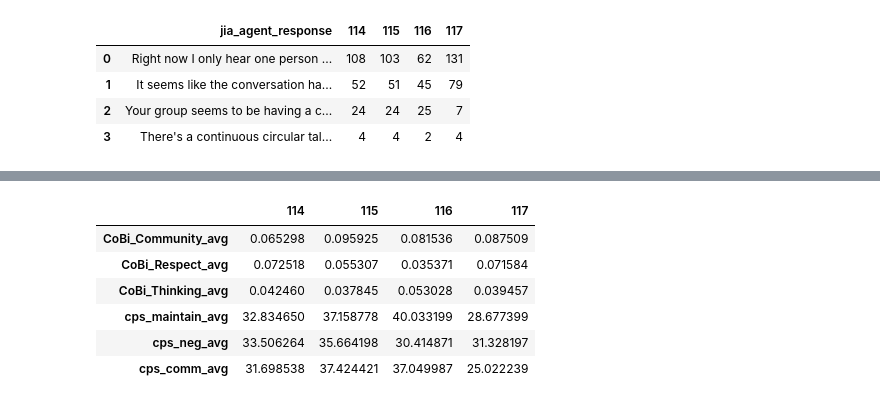
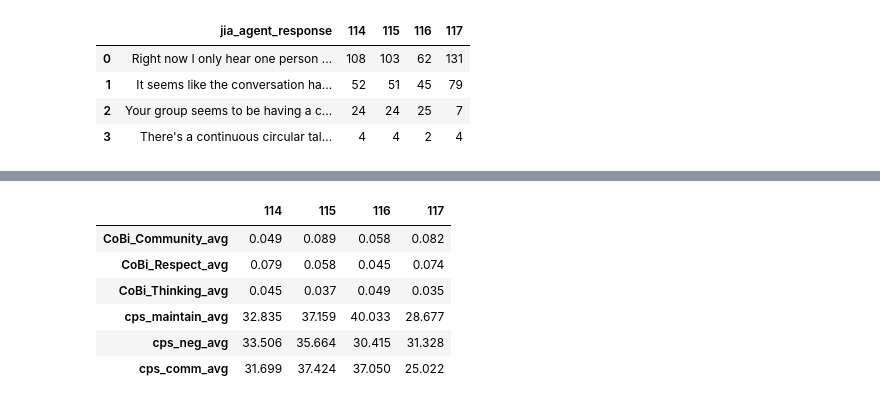
Before and after one commit to emilydoherty/isat-scripts, a Jupyter notebook: clean_mmia_transcripts.ipynb, the cells around one changed output, grey strips where cells are left out. Cells and saved outputs as stored; diff of their text form; code cells hidden in the pictures.

```diff
--- a/clean_mmia_transcripts.ipynb
+++ b/clean_mmia_transcripts.ipynb
@@ -56,7 +56,7 @@ merged_df = pd.merge(mmiaID, tracker, on='Session_ID', how='inner')
 ## Import RAW MMIA transcripts (first run pull_data_to_csv.py)
 # %%
 #loop thru transcript files
-csv_directory='/Users/emilydoherty/Desktop/JIA/raw_mmia'
+csv_directory='/Users/emilydoherty/Desktop/JIA/raw_mmia_v2'
 output_csv_directory = '/Users/emilydoherty/Desktop/JIA/test'
 
 os.makedirs(output_csv_directory, exist_ok=True)
@@ -77,8 +77,8 @@ for filename in os.listdir(csv_directory):
         df.drop(columns_to_drop, axis=1, inplace=True)
         # df.dropna(subset=['text'], inplace=True) #dont want to drop rows w/o text bc jia agent doesnt have text populated
         df['new_timestamp'] = df['timestamp'].apply(convert_to_time_format)
-        recording_id = df['recordingId'].iloc[0]  # Get recording ID from the CSV file
-
+        first_value_index = df['recordingId'].first_valid_index()
+        recording_id = df.loc[first_value_index, 'recordingId']
         # Filter the rows based on KS_Start and BS_End for the specific recording ID
         ks_start = merged_df.loc[merged_df['Recording_ID'] == recording_id, 'KS_START'].iloc[0]
         bs_end = merged_df.loc[merged_df['Recording_ID'] == recording_id, 'BS_END'].iloc[0]
@@ -147,3 +169,31 @@ display(all_counts_df)
 | 1 | It seems like the conversation ha... | 52 | 51 | 45 | 79 |
 | 2 | Your group seems to be having a c... | 24 | 24 | 25 | 7 |
 | 3 | There's a continuous circular tal... | 4 | 4 | 2 | 4 |
+# %%
+import os
+import pandas as pd
+
+folder_path = '/Users/emilydoherty/Desktop/JIA/test'
+column_of_interest = 'jia_dialogue_state'#'content_word' 'jia_agent_response'
+
+all_counts_df = pd.DataFrame()
+
+for file_name in os.listdir(folder_path):
+    if file_name.endswith('.csv'):
+        file_path = os.path.join(folder_path, file_name)
+        file = pd.read_csv(file_path)
+        file = file.sort_values(by=['timestamp'])  # Sort by timestamp
+        counts = file[column_of_interest].value_counts().reset_index()
+        counts.columns = [column_of_interest, file_name.split('-')[-1][:-4]]
+        if all_counts_df.empty:
+            all_counts_df = counts
+        else:
+            all_counts_df = pd.merge(all_counts_df, counts, how='outer', on=column_of_interest)
+
+all_counts_df.fillna(0, inplace=True)
+
+recordingID_to_sessionID = dict(zip(mmiaID['Recording_ID'], mmiaID['Session_ID']))
+all_counts_df = all_counts_df.rename(columns=lambda x: recordingID_to_sessionID.get(x, x))
+# all_counts_df= pd.options.display.float_format = '{:,.0f}'.format
+
+display(all_counts_df)
@@ -150,37 +209,39 @@ display(all_counts_df)
 # %%
-
+del column_of_interest
 ids = [
     '/Users/emilydoherty/Desktop/JIA/test/isat_data_mmia_jia_agent_makecode-65e1169a7f935400089d241c.csv',
     '/Users/emilydoherty/Desktop/JIA/test/isat_data_mmia_jia_agent_makecode-65e26aa2e898da000895f84d.csv',
     '/Users/emilydoherty/Desktop/JIA/test/isat_data_mmia_jia_agent_makecode-65e37d88ca5a1700083fa08c.csv',
     '/Users/emilydoherty/Desktop/JIA/test/isat_data_mmia_jia_agent_makecode-65ea5370a718610008c52ed2.csv'
 ]
 
 columns_of_interest = ['CoBi_Community', 'CoBi_Respect', 'CoBi_Thinking', 'cps_maintain', 'cps_neg', 'cps_comm']
 all_averages_df = pd.DataFrame()
 for column_of_interest in columns_of_interest:
     averages = []
     for idx, id_path in enumerate(ids, start=114):
         file = pd.read_csv(id_path)
         file = file.sort_values(by=['timestamp'])
         file = file.drop_duplicates(subset='chunk_num', keep='first') #because these annotations are on chunk basis, remove duplicates per chunk_num
         average = file[column_of_interest].mean()
         averages.append(average)
     average_df = pd.DataFrame({f'{column_of_interest}_avg': averages})
     if all_averages_df.empty:
         all_averages_df = average_df
     else:
         all_averages_df = pd.concat([all_averages_df, average_df], axis=1)
 
 all_averages_df = all_averages_df.T
 all_averages_df.columns = range(114, 118)
 all_averages_df.fillna(0, inplace=True)
+pd.options.display.float_format = '{:.3f}'.format
+
 display(all_averages_df)
 # %% [output]
 |  | 114 | 115 | 116 | 117 |
-| CoBi_Community_avg | 0.065298 | 0.095925 | 0.081536 | 0.087509 |
-| CoBi_Respect_avg | 0.072518 | 0.055307 | 0.035371 | 0.071584 |
-| CoBi_Thinking_avg | 0.042460 | 0.037845 | 0.053028 | 0.039457 |
-| cps_maintain_avg | 32.834650 | 37.158778 | 40.033199 | 28.677399 |
-| cps_neg_avg | 33.506264 | 35.664198 | 30.414871 | 31.328197 |
-| cps_comm_avg | 31.698538 | 37.424421 | 37.049987 | 25.022239 |
+| CoBi_Community_avg | 0.049 | 0.089 | 0.058 | 0.082 |
+| CoBi_Respect_avg | 0.079 | 0.058 | 0.045 | 0.074 |
+| CoBi_Thinking_avg | 0.045 | 0.037 | 0.049 | 0.035 |
+| cps_maintain_avg | 32.835 | 37.159 | 40.033 | 28.677 |
+| cps_neg_avg | 33.506 | 35.664 | 30.415 | 31.328 |
+| cps_comm_avg | 31.699 | 37.424 | 37.050 | 25.022 |
```
Also changed, not shown: parts of 4 cells of this notebook.
